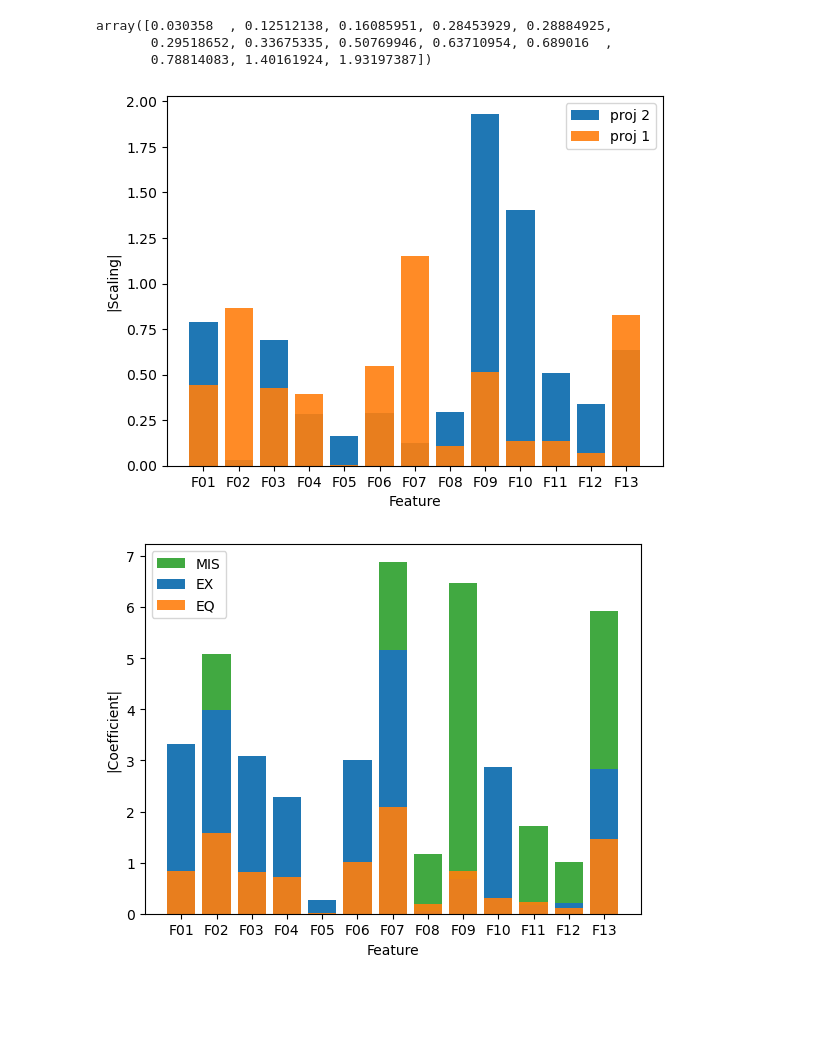
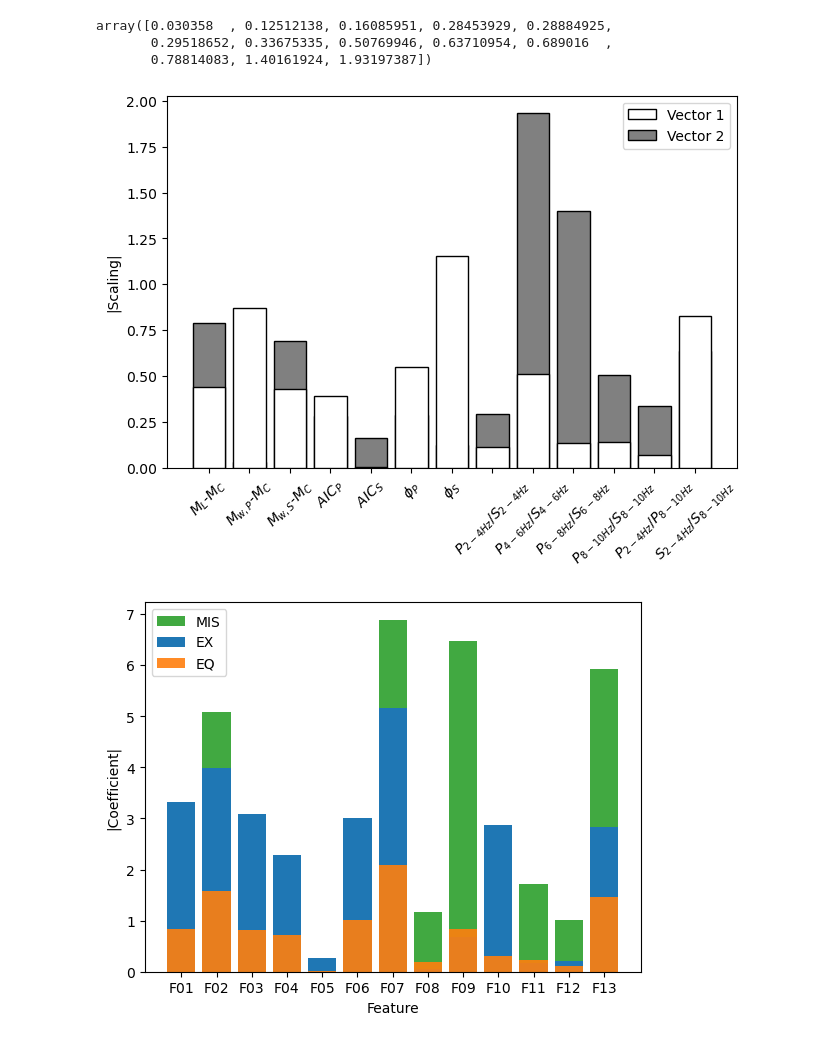
Before and after one commit to armstrong06/UT_event_classifier, a Jupyter notebook: notebooks/LDAFeatureExamination.ipynb, the cells around one changed output. Drawn from its saved outputs; the diff is of its cells as text; code cells hidden in the pictures; blank space fills up the shorter version.

```diff
--- a/notebooks/LDAFeatureExamination.ipynb
+++ b/notebooks/LDAFeatureExamination.ipynb
@@ -129,15 +145,22 @@ np.sort(abs(ldaAll.scalings_[:, 1]))
 array([0.030358  , 0.12512138, 0.16085951, 0.28453929, 0.28884925,
        0.29518652, 0.33675335, 0.50769946, 0.63710954, 0.689016  ,
        0.78814083, 1.40161924, 1.93197387])
+# %%
+feature_act_names = ["$M_L$-$M_C$", "$M_{w,P}$-$M_C$", "$M_{w,S}$-$M_C$", "$AIC_P$", "$AIC_S$",
+                     "$\phi_P$", "$\phi_S$", '$P_{2-4 Hz}/ S_{2-4 Hz}$', '$P_{4-6 Hz}/ S_{4-6 Hz}$',
+                     '$P_{6-8 Hz}/ S_{6-8 Hz}$', '$P_{8-10 Hz}/ S_{8-10 Hz}$',
+                     '$P_{2-4 Hz}/ P_{8-10 Hz}$', '$S_{2-4 Hz}/ S_{8-10 Hz}$']
 # %%
-plt.bar(np.arange(0, 13)+1,  abs(ldaAll.scalings_[:, 1]), label="proj 2")
-plt.bar(np.arange(0, 13)+1, abs(ldaAll.scalings_[:, 0]), label="proj 1", alpha=0.9)
+fig = plt.figure(constrained_layout=True)
+plt.bar(np.arange(0, 13)+1, abs(ldaAll.scalings_[:, 0]), label="Vector 1", zorder=10, color='w', edgecolor='k')
+plt.bar(np.arange(0, 13)+1,  abs(ldaAll.scalings_[:, 1]), label="Vector 2", color='gray', edgecolor='k')
 plt.ylabel("|Scaling|")
-plt.xlabel("Feature")
+# plt.xlabel("Feature")
 plt.legend()
-plt.xticks(np.arange(0, 13)+1, feature_col_names);
+plt.xticks(np.arange(0, 13)+1, feature_act_names, rotation=45);
+fig.savefig("../figures/LDAScalingValues.png", dpi=300)
 # %% [output]
-[figure, old version]
+[figure, new version]
 # %%
 plt.bar(np.arange(0, 13)+1, abs(ldaAll.coef_[2, :]), label="MIS", alpha=0.9, color="C2")
 plt.bar(np.arange(0, 13)+1, abs(ldaAll.coef_[0, :]), label="EX", color="C0")
```
Also changed, not shown: parts of 4 cells of this notebook, 44 other files.
